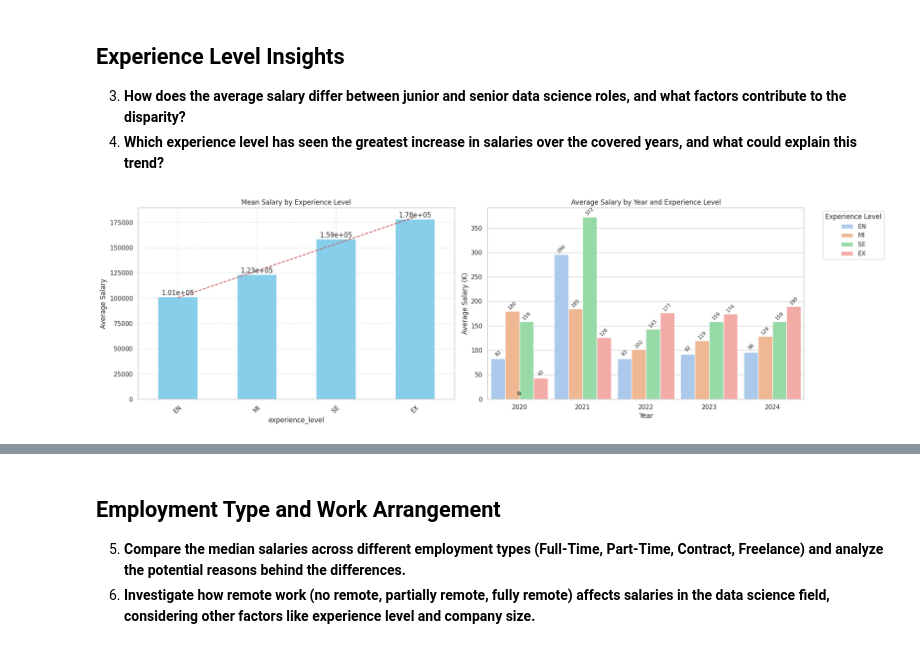
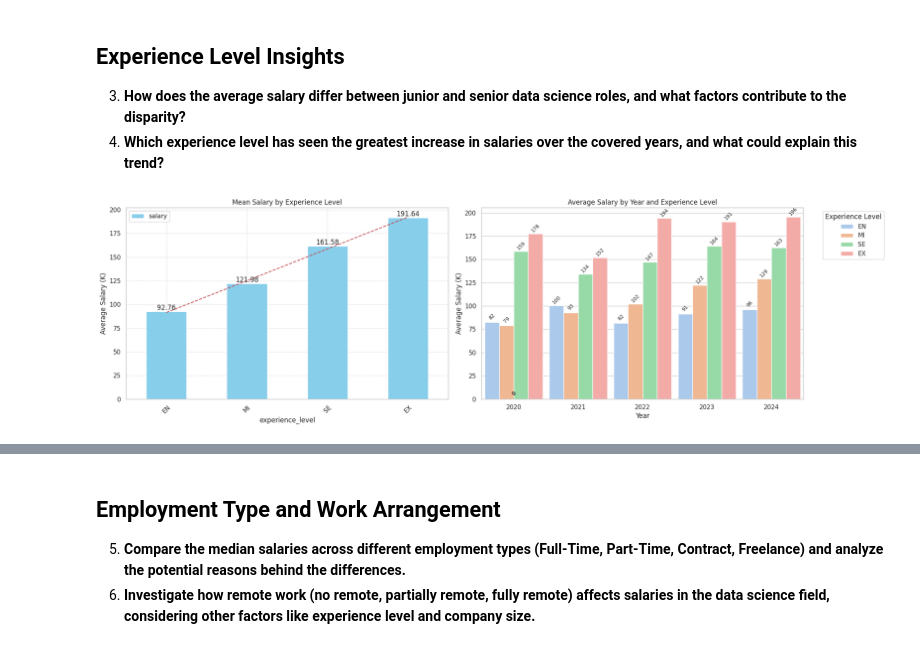
Before and after one commit to camilalobianco/DataScienceSalary, a Jupyter notebook: main.ipynb, the cells around one changed output, grey strips where cells are left out. Drawn from its saved outputs; the diff is of its cells as text; code cells hidden in the pictures.

```diff
--- a/main.ipynb
+++ b/main.ipynb
@@ -68,32 +68,33 @@ df.describe()
 # %% [markdown]
 ## Removing outliers
 # %%
-def remove_outliers_by_year(df, year_col='work_year', num_std=2):
+def remove_outliers_std(df, num_std=3, exclude_col=None):
     """
-    Remove outliers from a pandas DataFrame year by year using the standard deviation method.
+    Remove outliers from a pandas DataFrame using the standard deviation method,
+    with an option to exclude a specific column from being considered for outlier removal.
 
     Parameters:
     - df: pandas DataFrame from which outliers will be removed.
-    - year_col: Name of the column in `df` that contains year information.
     - num_std: Number of standard deviations from the mean. Values outside
                this range will be considered outliers. Default is 3.
+    - exclude_col: Name of the column to exclude from outlier consideration. Default is None.
 
     Returns:
-    - A new DataFrame with outliers removed from numeric columns for each year.
+    - A new DataFrame with outliers removed from numeric columns, except for the excluded column.
     """
-    def remove_outliers(group):
-        numeric_cols = group.select_dtypes(include=[np.number]).columns.tolist()
-        if year_col in numeric_cols:
-            numeric_cols.remove(year_col)
 
-        mean = group[numeric_cols].mean()
-        std = group[numeric_cols].std()
+    numeric_cols = df.select_dtypes(include=[np.number]).columns.tolist()
+    if exclude_col and exclude_col in numeric_cols:
+        numeric_cols.remove(exclude_col)
 
-        non_outlier_condition = ((group[numeric_cols] >= (mean - num_std * std)) &
-                                 (group[numeric_cols] <= (mean + num_std * std)))
+    mean = df[numeric_cols].mean()
+    std = df[numeric_cols].std()
 
-        return group[non_outlier_condition.all(axis=1)]
+    non_outlier_condition = ((df[numeric_cols] >= (mean - num_std * std)) &
+                             (df[numeric_cols] <= (mean + num_std * std)))
 
-    return df.groupby(year_col, as_index=False, group_keys=False).apply(remove_outliers)
+    # Apply the condition across rows (axis=1) and keep rows where all conditions are True
+    return df[non_outlier_condition.all(axis=1)]
 
-df = remove_outliers_by_year(df, 'work_year')
+
+df = remove_outliers_std(df, exclude_col='work_year')
@@ -195,17 +291,23 @@ plt.show()
 3. **How does the average salary differ between junior and senior data science roles, and what factors contribute to the disparity?**
 4. **Which experience level has seen the greatest increase in salaries over the covered years, and what could explain this trend?**
 # %%
-# Assuming 'df' is your original DataFrame
 xp_level_x_salary = df[['experience_level', 'salary']].groupby(['experience_level']).mean().reindex(['EN', 'MI', 'SE', 'EX'])
+
 average_salary_by_year_by_xp_level = df.groupby(['work_year', 'experience_level'])['salary'].mean().reset_index()
+experience_levels_ordered = ['EN', 'MI', 'SE', 'EX']
+average_salary_by_year_by_xp_level['experience_level'] = pd.Categorical(
+    average_salary_by_year_by_xp_level['experience_level'],
+    categories=experience_levels_ordered,
+    ordered=True
+)
 
 fig, axs = plt.subplots(1, 2, figsize=(20, 6))
-plot_positions_with_trend(axs[0], xp_level_x_salary, 'salary', 'Average Salary','Mean Salary by Experience Level')
+plot_positions_with_trend(axs[0], xp_level_x_salary, 'salary', 'Average Salary','Mean Salary by Experience Level', simplify=True)
 
 # Utilizando a função generalizada para o segundo gráfico
-plot_bar_with_trend_and_annotations(axs[1], average_salary_by_year_by_xp_level, 'work_year', 'salary', 'experience_level', 'Experience Level', 'Year', 'Average Salary')
+plot_bar_with_trend_and_annotations(axs[1], average_salary_by_year_by_xp_level, 'work_year', 'salary', 'experience_level', 'Experience Level', 'Year', 'Average Salary', simplify=True)
 
 plt.tight_layout()
 plt.show()
 # %% [output]
-[figure, old version]
+[figure, new version]
```
Also changed, not shown: parts of 7 cells of this notebook, 2 other files.
